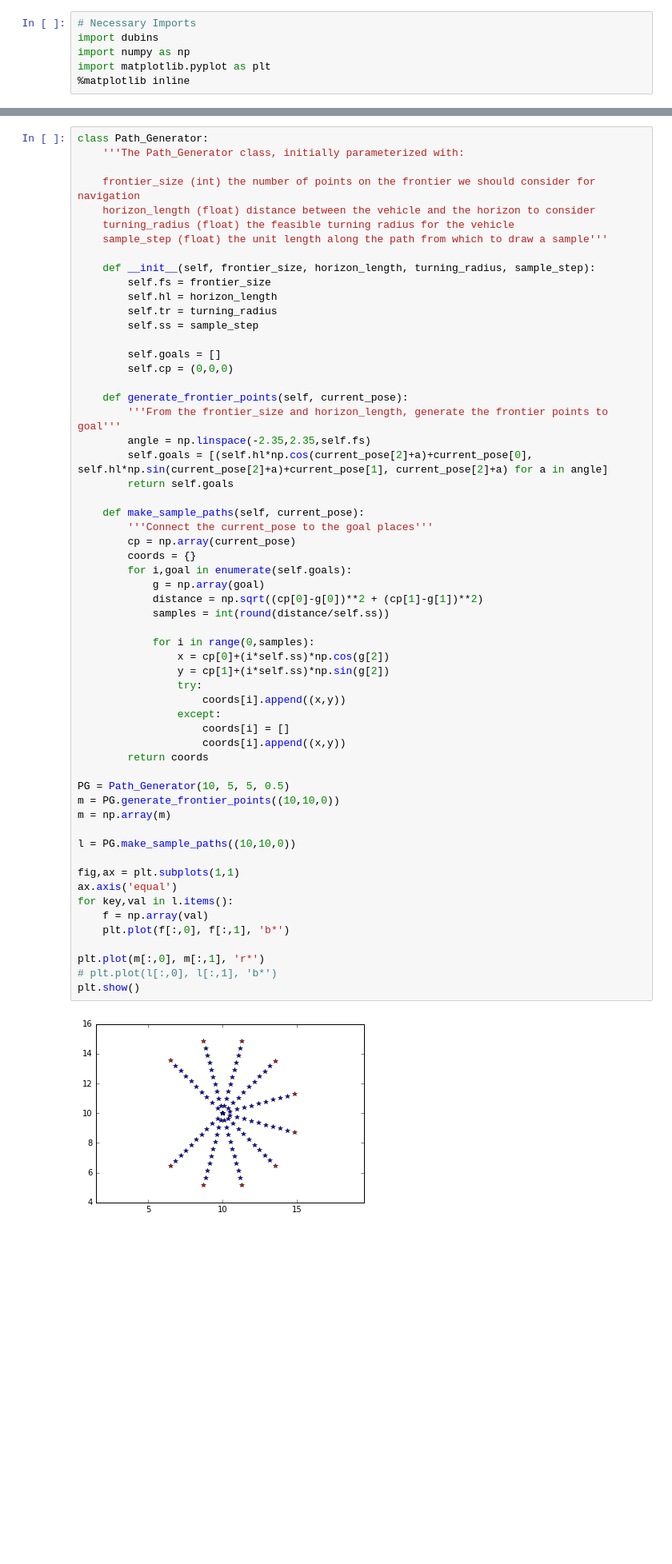
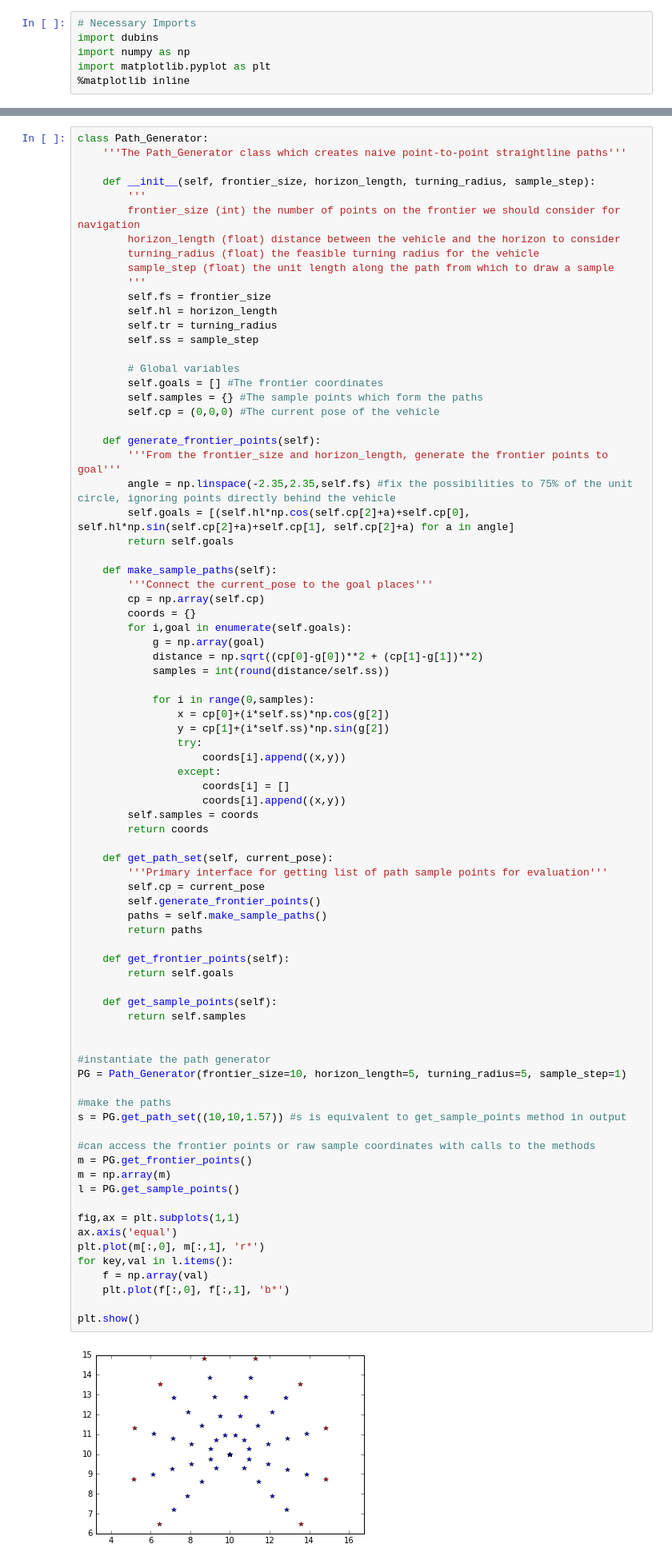
Before and after one commit to expeditionary-robotics/informative-path-planning, a Jupyter notebook: dubins_curves.ipynb, the cells around one changed output, grey strips where cells are left out. Shown at 80% size. Cells and saved outputs as stored; diff of their text form; blank space fills up the shorter version.

```diff
--- a/dubins_curves.ipynb
+++ b/dubins_curves.ipynb
@@ -85,61 +95,83 @@ The interface for the Dubins curve library is nice, but not necessarily what we
 # %%
 class Path_Generator:
-    '''The Path_Generator class, initially parameterized with:
-
-    frontier_size (int) the number of points on the frontier we should consider for navigation
-    horizon_length (float) distance between the vehicle and the horizon to consider
-    turning_radius (float) the feasible turning radius for the vehicle
-    sample_step (float) the unit length along the path from which to draw a sample'''
+    '''The Path_Generator class which creates naive point-to-point straightline paths'''
 
     def __init__(self, frontier_size, horizon_length, turning_radius, sample_step):
+        '''
+        frontier_size (int) the number of points on the frontier we should consider for navigation
+        horizon_length (float) distance between the vehicle and the horizon to consider
+        turning_radius (float) the feasible turning radius for the vehicle
+        sample_step (float) the unit length along the path from which to draw a sample
+        '''
         self.fs = frontier_size
         self.hl = horizon_length
         self.tr = turning_radius
         self.ss = sample_step
 
-        self.goals = []
-        self.cp = (0,0,0)
+        # Global variables
+        self.goals = [] #The frontier coordinates
+        self.samples = {} #The sample points which form the paths
+        self.cp = (0,0,0) #The current pose of the vehicle
 
-    def generate_frontier_points(self, current_pose):
+    def generate_frontier_points(self):
         '''From the frontier_size and horizon_length, generate the frontier points to goal'''
-        angle = np.linspace(-2.35,2.35,self.fs)
-        self.goals = [(self.hl*np.cos(current_pose[2]+a)+current_pose[0], self.hl*np.sin(current_pose[2]+a)+current_pose[1], current_pose[2]+a) for a in angle]
+        angle = np.linspace(-2.35,2.35,self.fs) #fix the possibilities to 75% of the unit circle, ignoring points directly behind the vehicle
+        self.goals = [(self.hl*np.cos(self.cp[2]+a)+self.cp[0], self.hl*np.sin(self.cp[2]+a)+self.cp[1], self.cp[2]+a) for a in angle]
         return self.goals
 
-    def make_sample_paths(self, current_pose):
+    def make_sample_paths(self):
         '''Connect the current_pose to the goal places'''
-        cp = np.array(current_pose)
+        cp = np.array(self.cp)
         coords = {}
         for i,goal in enumerate(self.goals):
             g = np.array(goal)
             distance = np.sqrt((cp[0]-g[0])**2 + (cp[1]-g[1])**2)
             samples = int(round(distance/self.ss))
 
             for i in range(0,samples):
                 x = cp[0]+(i*self.ss)*np.cos(g[2])
                 y = cp[1]+(i*self.ss)*np.sin(g[2])
                 try:
                     coords[i].append((x,y))
                 except:
                     coords[i] = []
                     coords[i].append((x,y))
+        self.samples = coords
         return coords
 
-PG = Path_Generator(10, 5, 5, 0.5)
-m = PG.generate_frontier_points((10,10,0))
+    def get_path_set(self, current_pose):
+        '''Primary interface for getting list of path sample points for evaluation'''
+        self.cp = current_pose
+        self.generate_frontier_points()
+        paths = self.make_sample_paths()
+        return paths
+
+    def get_frontier_points(self):
+        return self.goals
+
+    def get_sample_points(self):
+        return self.samples
+
+
+#instantiate the path generator
+PG = Path_Generator(frontier_size=10, horizon_length=5, turning_radius=5, sample_step=1)
+
+#make the paths
+s = PG.get_path_set((10,10,1.57)) #s is equivalent to get_sample_points method in output
+
+#can access the frontier points or raw sample coordinates with calls to the methods
+m = PG.get_frontier_points()
 m = np.array(m)
-
-l = PG.make_sample_paths((10,10,0))
+l = PG.get_sample_points()
 
 fig,ax = plt.subplots(1,1)
 ax.axis('equal')
+plt.plot(m[:,0], m[:,1], 'r*')
 for key,val in l.items():
     f = np.array(val)
     plt.plot(f[:,0], f[:,1], 'b*')
 
-plt.plot(m[:,0], m[:,1], 'r*')
-# plt.plot(l[:,0], l[:,1], 'b*')
 plt.show()
 # %% [output]
-[figure, old version]
+[figure, new version]
 # %%
```
Also changed, not shown: parts of 8 cells of this notebook.
